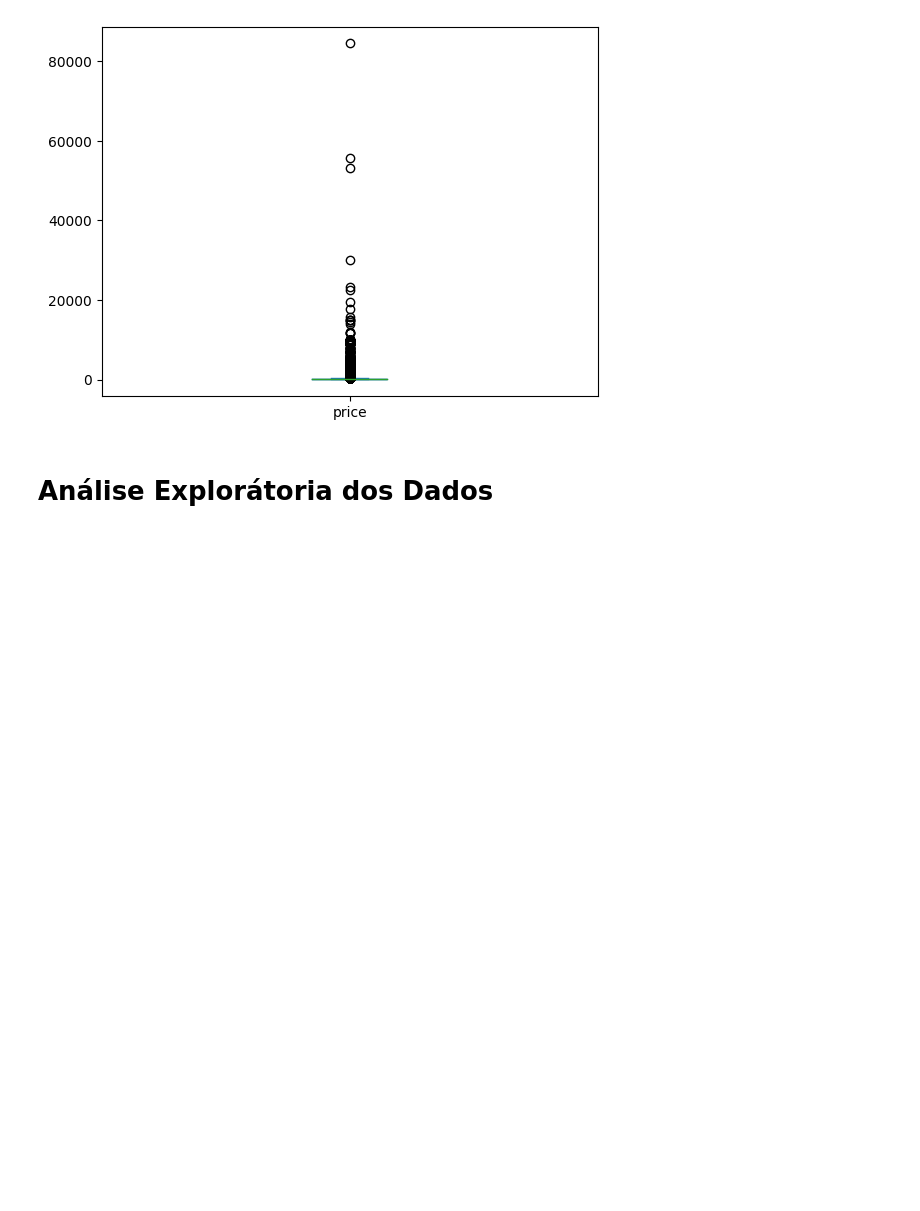
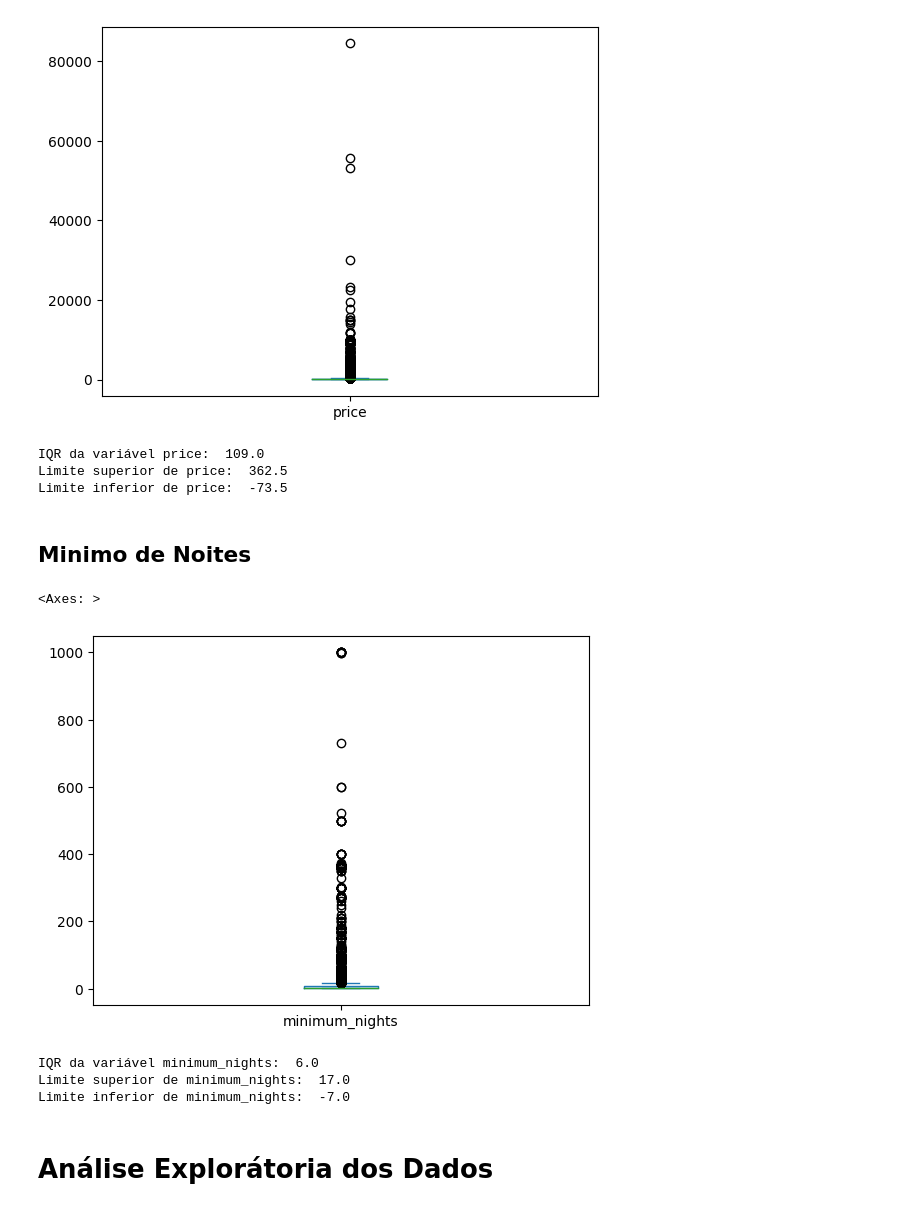
Before and after one commit to SarahFeanor/Airbnb_Paris_EDA_Project_ADATech, a Jupyter notebook: Projeto_Grupo2_Turma_1102.ipynb, the cells around one changed output. Cells and saved outputs as stored; diff of their text form; code cells hidden in the pictures; blank space fills up the shorter version.

```diff
--- a/Projeto_Grupo2_Turma_1102.ipynb
+++ b/Projeto_Grupo2_Turma_1102.ipynb
@@ -456,6 +453,48 @@ df[["price"]].plot(kind='box')
 # %% [output]
 <Axes: >
 [figure]
+# %%
+# identificar o iqr da variável price
+q1_price = df.price.quantile(.25)
+q3_price = df.price.quantile(.75)
+IQR_price = q3_price - q1_price
+print('IQR da variável price: ', IQR_price)
+
+# definir os limites superiores e inferiores
+sup_price = q3_price + 1.5 * IQR_price
+inf_price = q1_price - 1.5 * IQR_price
+
+print('Limite superior de price: ', sup_price)
+print('Limite inferior de price: ', inf_price)
+# %% [output]
+IQR da variável price:  109.0
+Limite superior de price:  362.5
+Limite inferior de price:  -73.5
+# %% [markdown]
+## **Minimo de Noites**
+# %%
+# plotando o boxplot
+df[["minimum_nights"]].plot(kind='box')
+# %% [output]
+<Axes: >
+[figure, added]
+# %%
+# identificar o IQR para a variável minimum_nights
+q1_minimum_nights = df.minimum_nights.quantile(.25)
+q3_minimum_nights = df.minimum_nights.quantile(.75)
+IQR_minimum_nights = q3_minimum_nights - q1_minimum_nights
+print('IQR da variável minimum_nights: ', IQR_minimum_nights)
+
+# definindo os limites
+sup_minimum_nights = q3_minimum_nights + 1.5 * IQR_minimum_nights
+inf_minimum_nights = q1_minimum_nights - 1.5 * IQR_minimum_nights
+
+print('Limite superior de minimum_nights: ', sup_minimum_nights)
+print('Limite inferior de minimum_nights: ', inf_minimum_nights)
+# %% [output]
+IQR da variável minimum_nights:  6.0
+Limite superior de minimum_nights:  17.0
+Limite inferior de minimum_nights:  -7.0
 # %% [markdown]
 # **Análise Explorátoria dos Dados**
 # %% [markdown]
```
Also changed, not shown: parts of 4 cells of this notebook.
